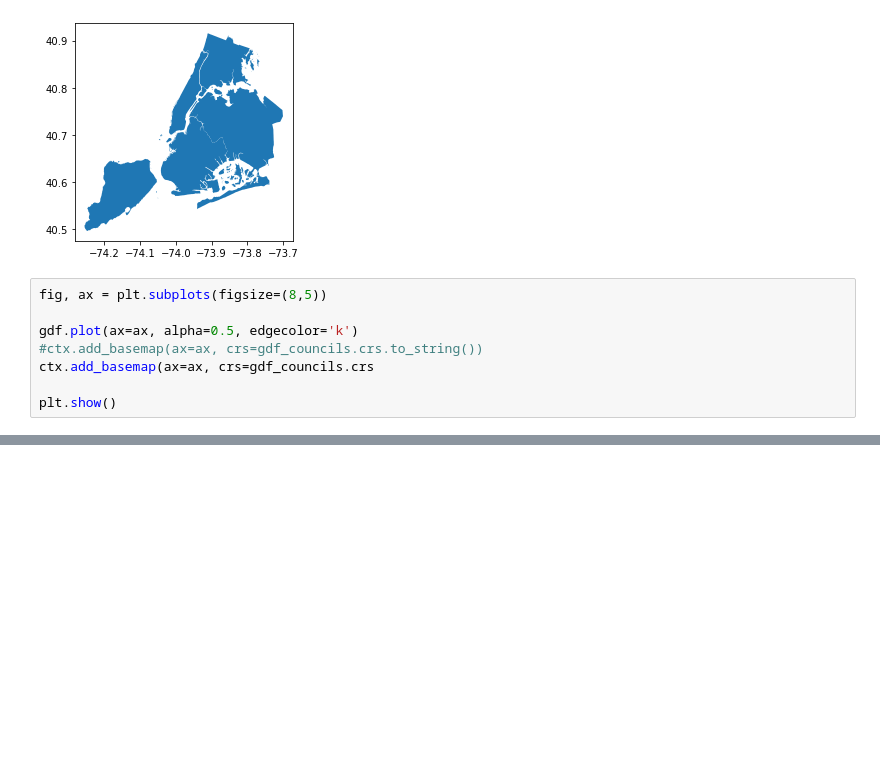
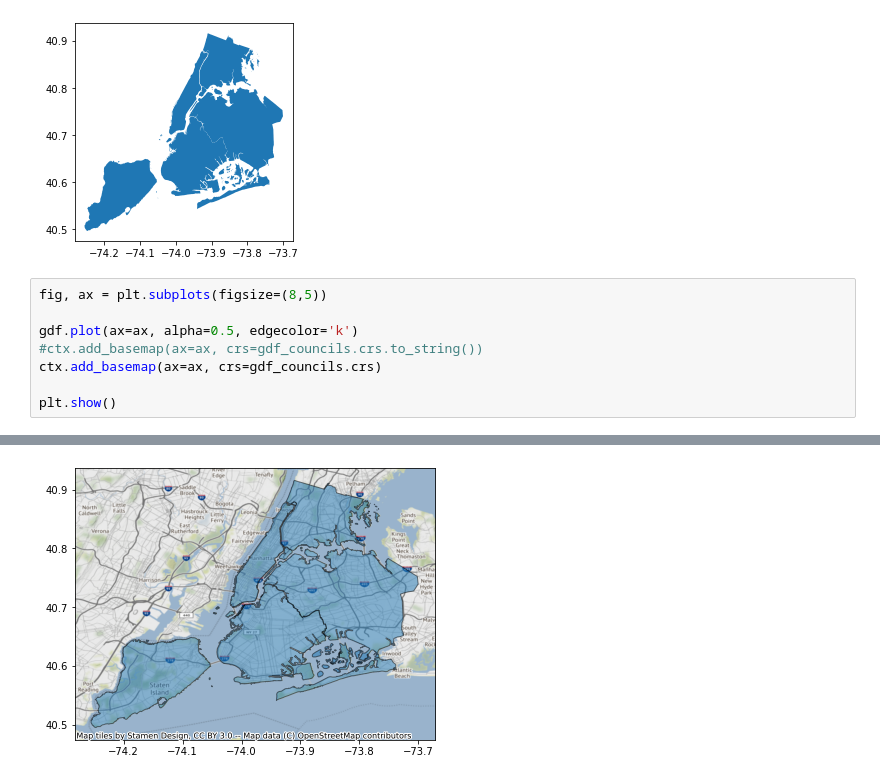
Before and after one commit to UIUC-iSchool-DataViz/is445_spring2021, a Jupyter notebook: week07/inClass_week07.ipynb, the cells around one changed output, grey strips where cells are left out. Drawn from its saved outputs; the diff is of its cells as text; blank space fills up the shorter version.

```diff
--- a/week07/inClass_week07.ipynb
+++ b/week07/inClass_week07.ipynb
@@ -539,7 +539,7 @@ fig, ax = plt.subplots(figsize=(8,5))
 
 gdf.plot(ax=ax, alpha=0.5, edgecolor='k')
 #ctx.add_basemap(ax=ax, crs=gdf_councils.crs.to_string())
-ctx.add_basemap(ax=ax, crs=gdf_councils.crs
+ctx.add_basemap(ax=ax, crs=gdf_councils.crs)
 
 plt.show()
 # %% [output]
@@ -546,0 +546 @@ SyntaxError: invalid syntax (<ipython-input-110-1cc5ecf95c83>, line 7)
+[figure, added]
```
Also changed, not shown: parts of 1 cell of this notebook.
